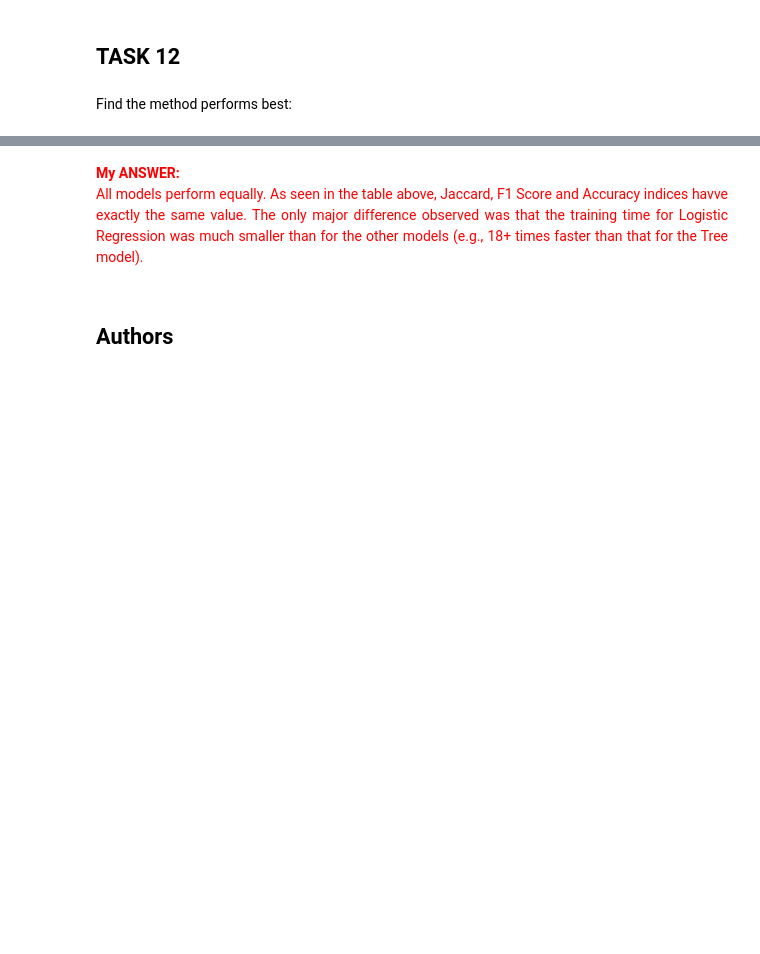
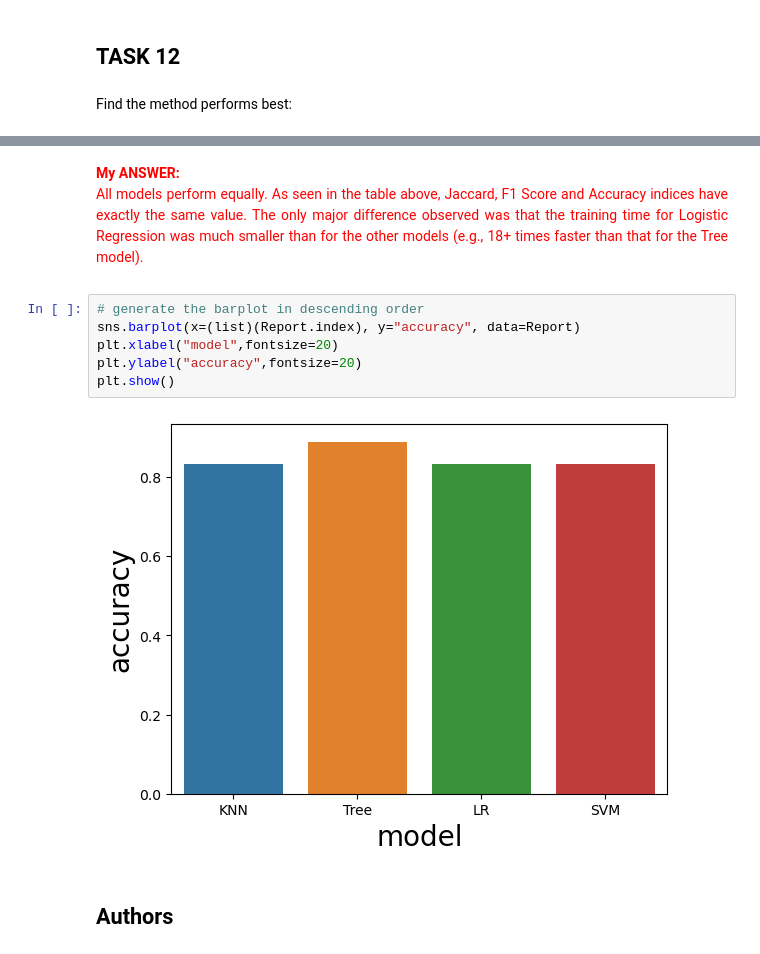
Before and after one commit to cid-de-souza/Coursera_IBM_DS_Capstone, a Jupyter notebook: SpaceX_Machine_Learning_Prediction_Part_5.ipynb, the cells around one changed output, grey strips where cells are left out. Drawn from its saved outputs; the diff is of its cells as text; blank space fills up the shorter version.

```diff
--- a/SpaceX_Machine_Learning_Prediction_Part_5.ipynb
+++ b/SpaceX_Machine_Learning_Prediction_Part_5.ipynb
@@ -545,8 +543,16 @@ print(tabulate(Report, headers = 'keys', tablefmt = 'fancy_grid', floatfmt=".6f"
 <font color="red">
     <b>My ANSWER:</b>
     <p align="justify">
-    All models perform equally. As seen in the table above, Jaccard, F1 Score and Accuracy indices havve exactly the same value. The only major difference observed was that the training time for Logistic Regression was much smaller than for the other models (e.g., 18+ times faster than that for the Tree model).
+    All models perform equally. As seen in the table above, Jaccard, F1 Score and Accuracy indices have exactly the same value. The only major difference observed was that the training time for Logistic Regression was much smaller than for the other models (e.g., 18+ times faster than that for the Tree model).
 </font>
+# %%
+# generate the barplot in descending order
+sns.barplot(x=(list)(Report.index), y="accuracy", data=Report)
+plt.xlabel("model",fontsize=20)
+plt.ylabel("accuracy",fontsize=20)
+plt.show()
+# %% [output]
+[figure, added]
 # %% [markdown]
 ## Authors
 # %% [markdown]
```
Also changed, not shown: parts of 8 cells of this notebook, 2 other files.
